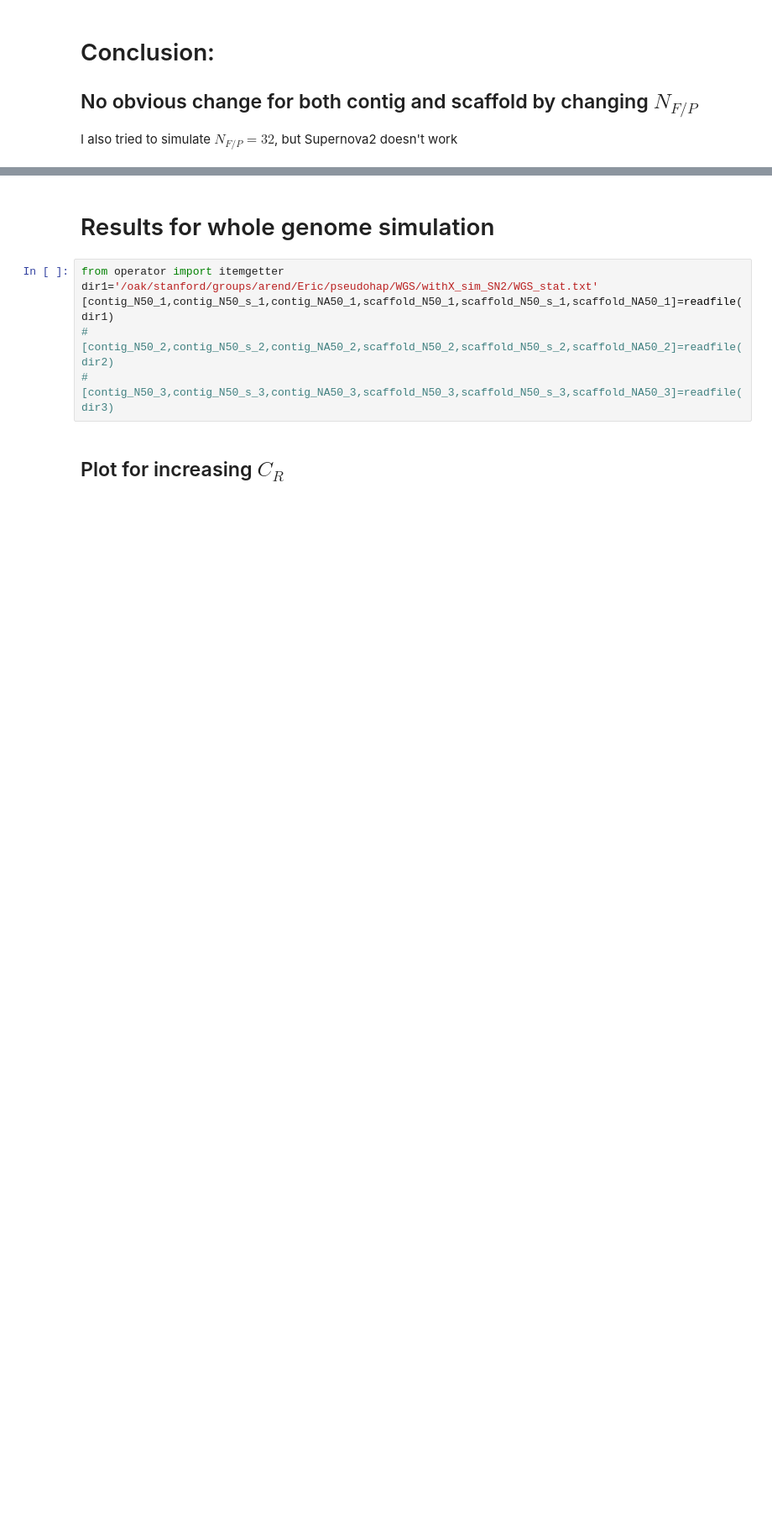
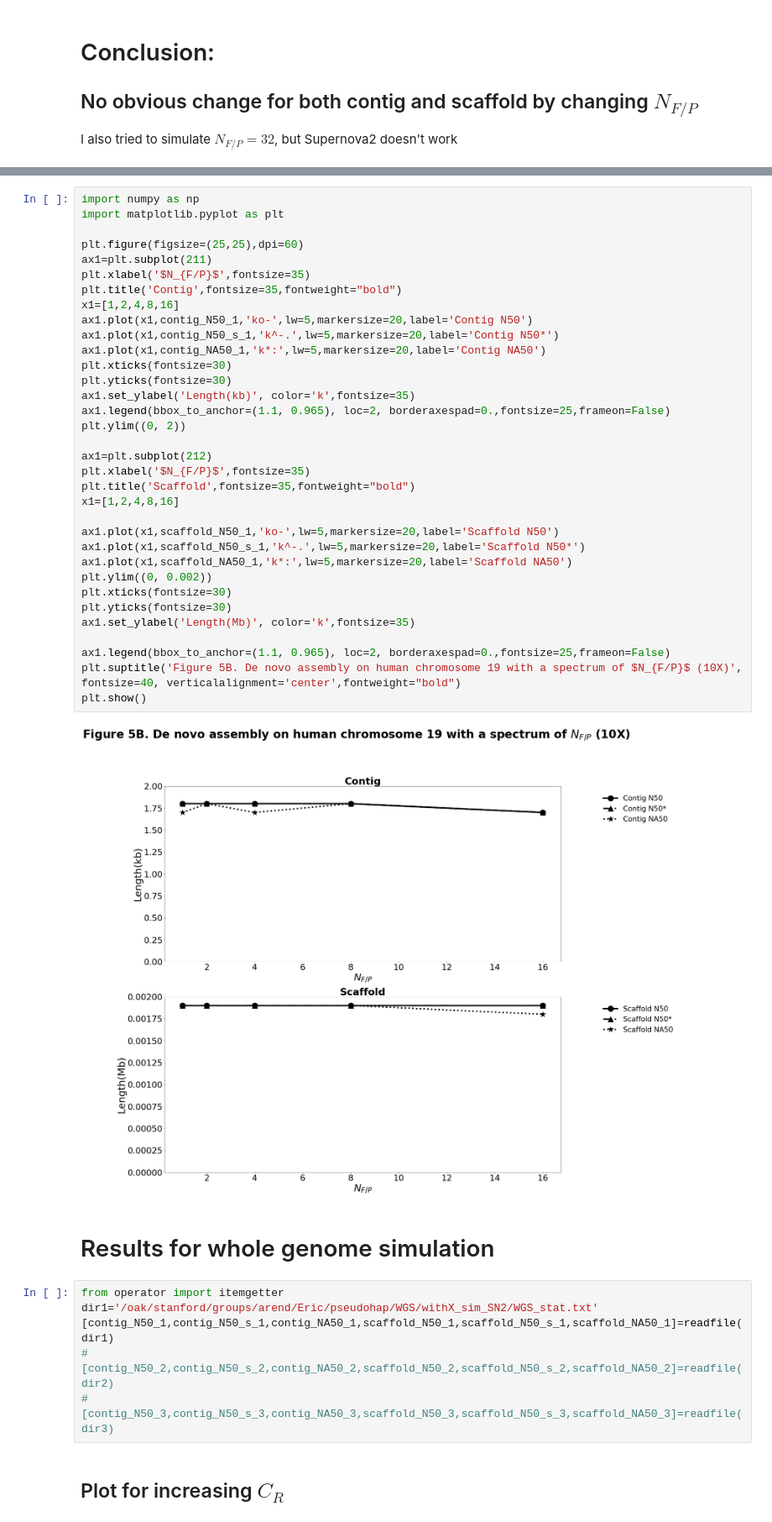
Before and after one commit to zhanglu295/LRTK-SIM, a Jupyter notebook: plot/Supernova2_paper.ipynb, the cells around one changed output, grey strips where cells are left out. Shown at 84% size. Cells and saved outputs as stored; diff of their text form; blank space fills up the shorter version.

```diff
--- a/plot/Supernova2_paper.ipynb
+++ b/plot/Supernova2_paper.ipynb
@@ -358,3 +362,39 @@ I also tried to simulate $N_{F/P}=32$, but Supernova2 doesn't work
+# %%
+import numpy as np
+import matplotlib.pyplot as plt
+
+plt.figure(figsize=(25,25),dpi=60)
+ax1=plt.subplot(211)
+plt.xlabel('$N_{F/P}$',fontsize=35)
+plt.title('Contig',fontsize=35,fontweight="bold")
+x1=[1,2,4,8,16]
+ax1.plot(x1,contig_N50_1,'ko-',lw=5,markersize=20,label='Contig N50')
+ax1.plot(x1,contig_N50_s_1,'k^-.',lw=5,markersize=20,label='Contig N50*')
+ax1.plot(x1,contig_NA50_1,'k*:',lw=5,markersize=20,label='Contig NA50')
+plt.xticks(fontsize=30)
+plt.yticks(fontsize=30)
+ax1.set_ylabel('Length(kb)', color='k',fontsize=35)
+ax1.legend(bbox_to_anchor=(1.1, 0.965), loc=2, borderaxespad=0.,fontsize=25,frameon=False)
+plt.ylim((0, 2))
+
+ax1=plt.subplot(212)
+plt.xlabel('$N_{F/P}$',fontsize=35)
+plt.title('Scaffold',fontsize=35,fontweight="bold")
+x1=[1,2,4,8,16]
+
+ax1.plot(x1,scaffold_N50_1,'ko-',lw=5,markersize=20,label='Scaffold N50')
+ax1.plot(x1,scaffold_N50_s_1,'k^-.',lw=5,markersize=20,label='Scaffold N50*')
+ax1.plot(x1,scaffold_NA50_1,'k*:',lw=5,markersize=20,label='Scaffold NA50')
+plt.ylim((0, 0.002))
+plt.xticks(fontsize=30)
+plt.yticks(fontsize=30)
+ax1.set_ylabel('Length(Mb)', color='k',fontsize=35)
+
+ax1.legend(bbox_to_anchor=(1.1, 0.965), loc=2, borderaxespad=0.,fontsize=25,frameon=False)
+plt.suptitle('Figure 5B. De novo assembly on human chromosome 19 with a spectrum of $N_{F/P}$ (10X)', fontsize=40, verticalalignment='center',fontweight="bold")
+plt.show()
+# %% [output]
+[figure, added]
 # %% [markdown]
 # Results for whole genome simulation
 # %%
```
Also changed, not shown: parts of 2 cells of this notebook.
